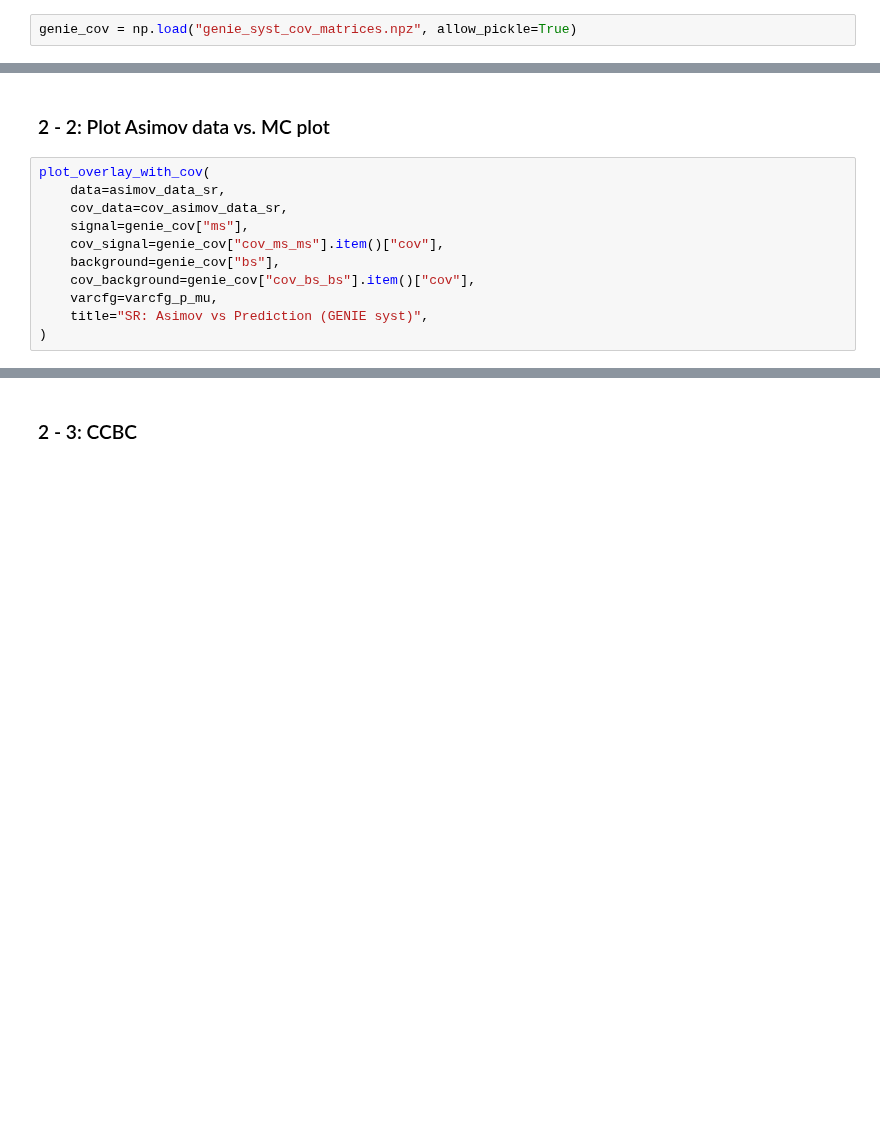
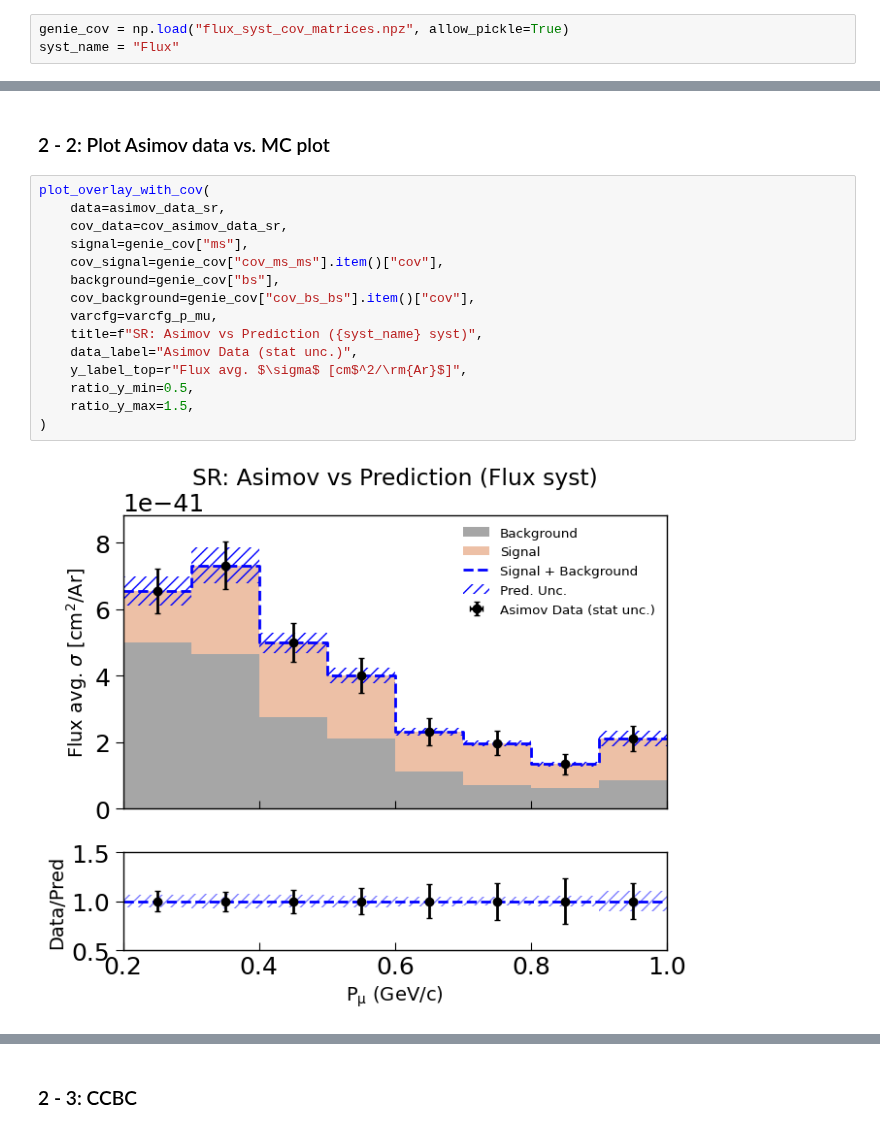
Before and after one commit to sungbinoh/cafpyana, a Jupyter notebook: analysis_village/cohpi/unfolding/unfolding_tests.ipynb, the cells around one changed output, grey strips where cells are left out. Drawn from its saved outputs; the diff is of its cells as text; blank space fills up the shorter version.

```diff
--- a/analysis_village/cohpi/unfolding/unfolding_tests.ipynb
+++ b/analysis_village/cohpi/unfolding/unfolding_tests.ipynb
@@ -18,6 +18,7 @@ from var_config_cohpi import *
 # %% [markdown]
 ## 1. Open Covariance Files
 # %%
-genie_cov = np.load("genie_syst_cov_matrices.npz", allow_pickle=True)
+genie_cov = np.load("flux_syst_cov_matrices.npz", allow_pickle=True)
+syst_name = "Flux"
 # %%
 genie_cov['cov_ms_ms'].item()['cov']
@@ -39,14 +58,20 @@ cov_asimov_data_sb = np.diag(asimov_data_sb * XSEC_UNIT)
 # %%
 plot_overlay_with_cov(
     data=asimov_data_sr,
     cov_data=cov_asimov_data_sr,
     signal=genie_cov["ms"],
     cov_signal=genie_cov["cov_ms_ms"].item()["cov"],
     background=genie_cov["bs"],
     cov_background=genie_cov["cov_bs_bs"].item()["cov"],
     varcfg=varcfg_p_mu,
-    title="SR: Asimov vs Prediction (GENIE syst)",
+    title=f"SR: Asimov vs Prediction ({syst_name} syst)",
+    data_label="Asimov Data (stat unc.)",
+    y_label_top=r"Flux avg. $\sigma$ [cm$^2/\rm{Ar}$]",
+    ratio_y_min=0.5,
+    ratio_y_max=1.5,
 )
+# %% [output]
+[figure, added]
 # %%
 plot_overlay_with_cov(
     data=asimov_data_sb,
```
Also changed, not shown: parts of 3 cells of this notebook, 2 other files.
